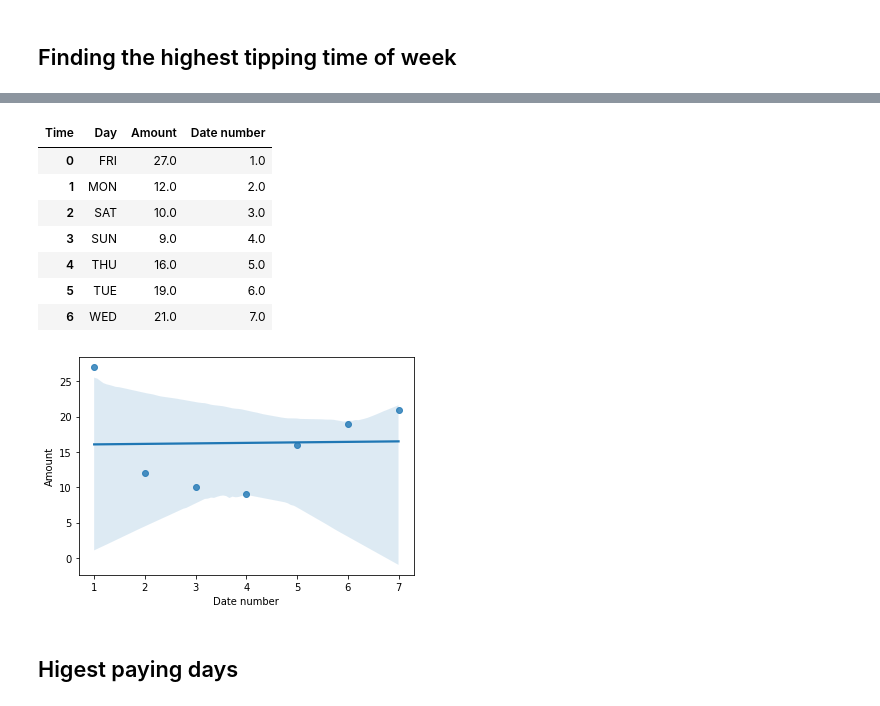
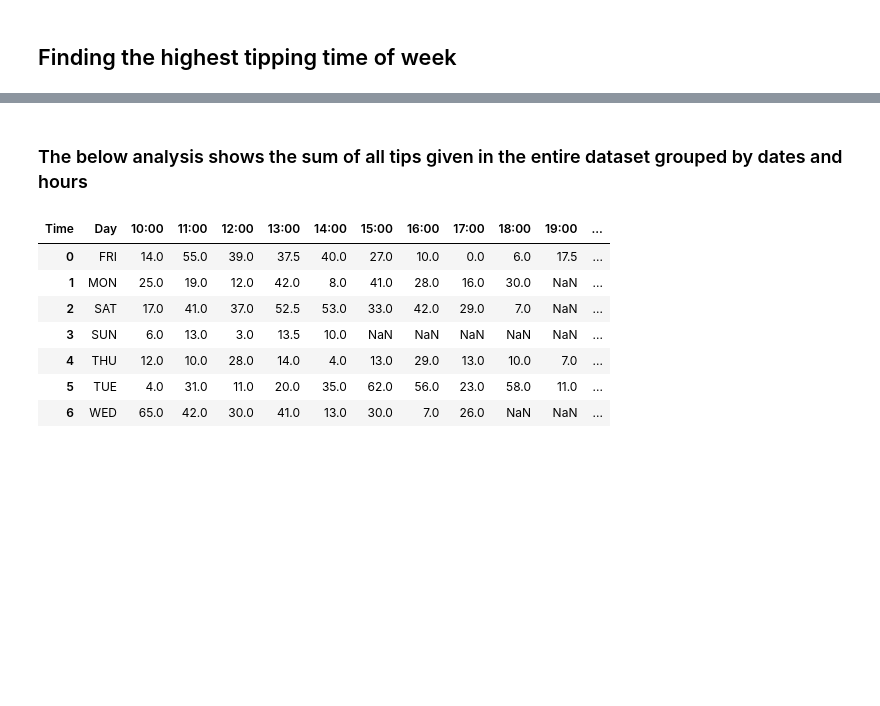
Before and after one commit to ingimar-eyfjord/Hair_tip_data_analysis, a Jupyter notebook: Hair_tip_data_analysis.ipynb, the cells around one changed output, grey strips where cells are left out. Saved outputs shown, nothing was run; the diff lists cells and outputs as text; code cells hidden in the pictures; blank space fills up the shorter version.

```diff
--- a/Hair_tip_data_analysis.ipynb
+++ b/Hair_tip_data_analysis.ipynb
@@ -197,35 +222,17 @@ sns.heatmap(HeatplotDay, cmap="YlGnBu")
+# %% [markdown]
+### The below analysis shows the sum of all tips given in the entire dataset grouped by dates and hours
 # %%
 #Create pivot table before making regression
 #Here I want to find regression of the number of times a tip is given between the day and time
-
-Regression = pd.pivot_table(HairCutBatch, values='Tip amount', index=['Day'], columns=['Time'], aggfunc=lambda x: sum(x.value_counts())).reset_index()
-#
-Regression['Amount'] = Regression.sum(axis=1).astype(float)
-# Regression['Amount'] = Regression.astype(str).values.sum(axis=1)
-# dates = ['MON', 'TUE', 'WED', 'THU', 'FRI', 'SAT', 'SUN']
-# Regression = Regression.melt(id_vars=dates, var_name='Day', value_name='Amount')
-
-#Reorder days on 0 axis
-times = ['10:00','11:00','12:00','13:00','14:00','15:00','16:00','17:00','18:00','19:00','20:00']
-Regression = Regression.drop(times ,axis= 1)
-
-new_index = [1,2,3,4,5,6,7]
-Regression['Date number'] = new_index
-Regression['Date number'] = pd.to_numeric(Regression['Date number'], downcast="float")
-Regression['Amount'] = pd.to_numeric(Regression['Amount'], downcast="float")
-Regression.head(100)
+TotalSum = pd.pivot_table(HairCutBatch, values='Tip amount', aggfunc=np.sum, index=['Day'], columns=['Time']).reset_index()
+TotalSum['Amount'] = TotalSum.sum(axis=1).astype(float)
+TotalSum.head(100)
 # %% [output]
-| Time | Day | Amount | Date number |
-| 0 | FRI | 27.0 | 1.0 |
-| 1 | MON | 12.0 | 2.0 |
-| 2 | SAT | 10.0 | 3.0 |
-| 3 | SUN | 9.0 | 4.0 |
-| 4 | THU | 16.0 | 5.0 |
-| 5 | TUE | 19.0 | 6.0 |
-| 6 | WED | 21.0 | 7.0 |
+| Time | Day | 10:00 | 11:00 | 12:00 | 13:00 | 14:00 | 15:00 | 16:00 | 17:00 | 18:00 | 19:00 | ... |
+| 0 | FRI | 14.0 | 55.0 | 39.0 | 37.5 | 40.0 | 27.0 | 10.0 | 0.0 | 6.0 | 17.5 | ... |
+| 1 | MON | 25.0 | 19.0 | 12.0 | 42.0 | 8.0 | 41.0 | 28.0 | 16.0 | 30.0 | NaN | ... |
+| 2 | SAT | 17.0 | 41.0 | 37.0 | 52.5 | 53.0 | 33.0 | 42.0 | 29.0 | 7.0 | NaN | ... |
+| 3 | SUN | 6.0 | 13.0 | 3.0 | 13.5 | 10.0 | NaN | NaN | NaN | NaN | NaN | ... |
+| 4 | THU | 12.0 | 10.0 | 28.0 | 14.0 | 4.0 | 13.0 | 29.0 | 13.0 | 10.0 | 7.0 | ... |
+| 5 | TUE | 4.0 | 31.0 | 11.0 | 20.0 | 35.0 | 62.0 | 56.0 | 23.0 | 58.0 | 11.0 | ... |
+| 6 | WED | 65.0 | 42.0 | 30.0 | 41.0 | 13.0 | 30.0 | 7.0 | 26.0 | NaN | NaN | ... |
-# %%
-sns.regplot(x='Date number', y="Amount", data=Regression);
-# %% [output]
-[figure, removed]
-# %% [markdown]
-## Higest paying days
```
Also changed, not shown: parts of 28 cells of this notebook.
